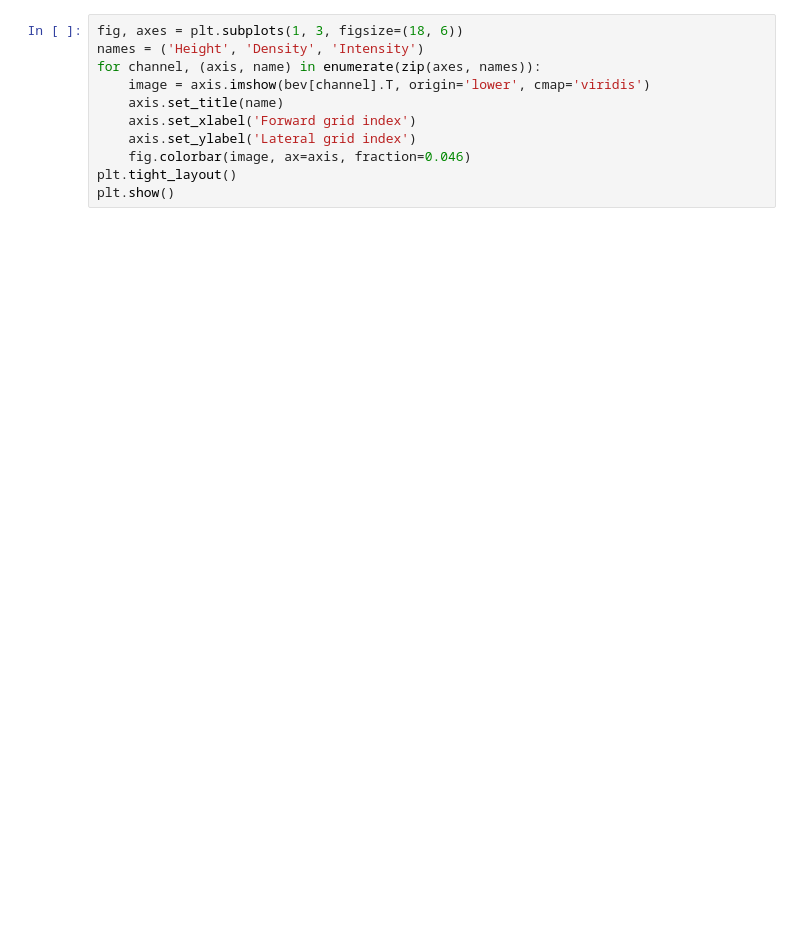
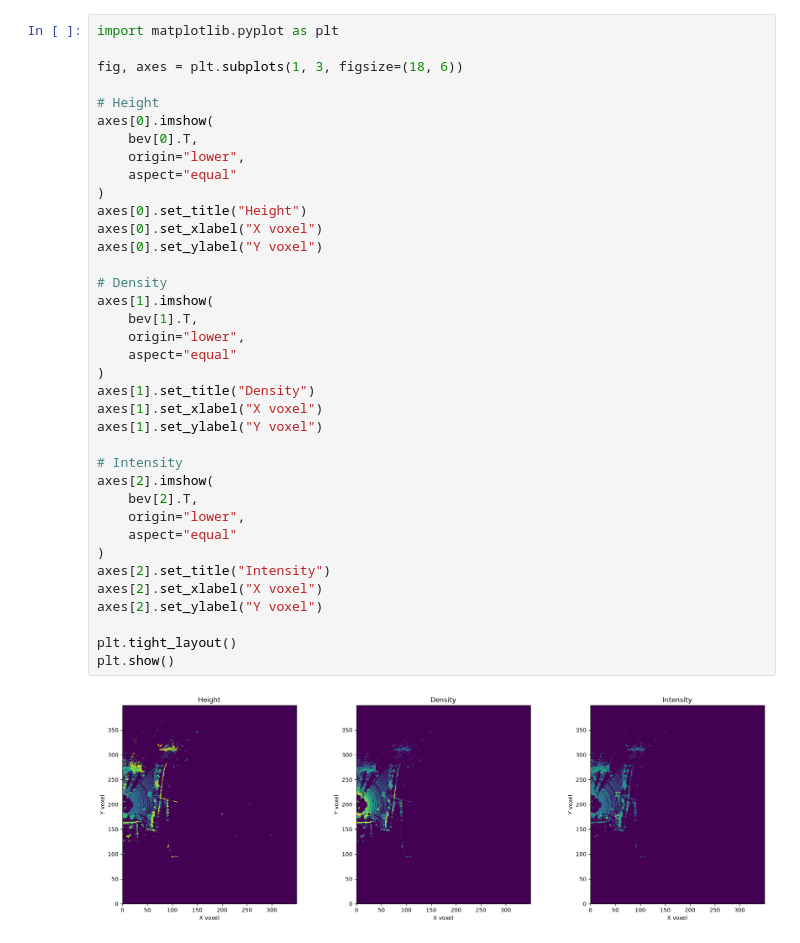
Before and after one commit to rahuly06/kitti-lidar-detection, a Jupyter notebook: notebooks/06_kitti_lidar_dataset.ipynb, the cells around one changed output. Saved outputs shown, nothing was run; the diff lists cells and outputs as text; blank space fills up the shorter version.

```diff
--- a/notebooks/06_kitti_lidar_dataset.ipynb
+++ b/notebooks/06_kitti_lidar_dataset.ipynb
@@ -25,11 +179,39 @@ print('BEV:', bev.shape, bev.dtype)
-# %%
-fig, axes = plt.subplots(1, 3, figsize=(18, 6))
-names = ('Height', 'Density', 'Intensity')
-for channel, (axis, name) in enumerate(zip(axes, names)):
-    image = axis.imshow(bev[channel].T, origin='lower', cmap='viridis')
-    axis.set_title(name)
-    axis.set_xlabel('Forward grid index')
-    axis.set_ylabel('Lateral grid index')
-    fig.colorbar(image, ax=axis, fraction=0.046)
-plt.tight_layout()
-plt.show()
+# %%
+import matplotlib.pyplot as plt
+
+fig, axes = plt.subplots(1, 3, figsize=(18, 6))
+
+# Height
+axes[0].imshow(
+    bev[0].T,
+    origin="lower",
+    aspect="equal"
+)
+axes[0].set_title("Height")
+axes[0].set_xlabel("X voxel")
+axes[0].set_ylabel("Y voxel")
+
+# Density
+axes[1].imshow(
+    bev[1].T,
+    origin="lower",
+    aspect="equal"
+)
+axes[1].set_title("Density")
+axes[1].set_xlabel("X voxel")
+axes[1].set_ylabel("Y voxel")
+
+# Intensity
+axes[2].imshow(
+    bev[2].T,
+    origin="lower",
+    aspect="equal"
+)
+axes[2].set_title("Intensity")
+axes[2].set_xlabel("X voxel")
+axes[2].set_ylabel("Y voxel")
+
+plt.tight_layout()
+plt.show()
+# %% [output]
+[figure, added]
```
Also changed, not shown: parts of 24 cells of this notebook, 5 other files.
